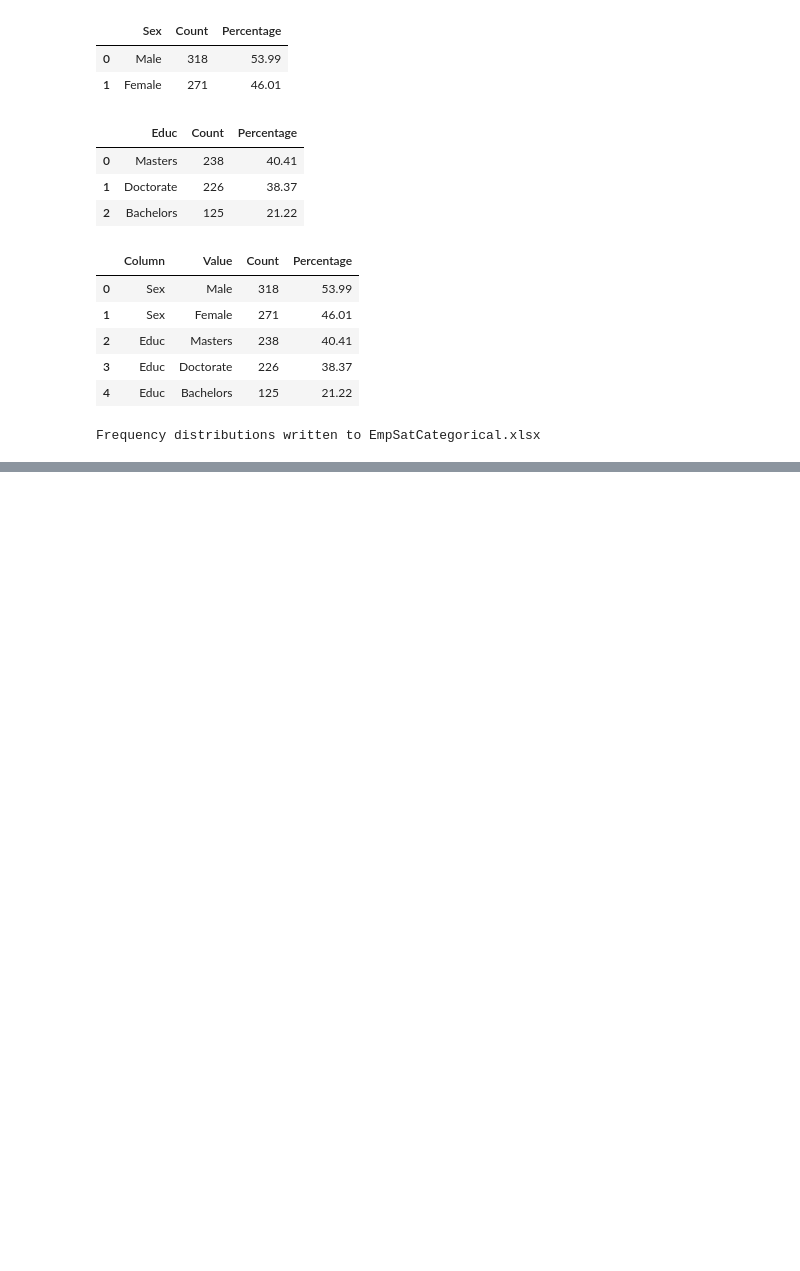
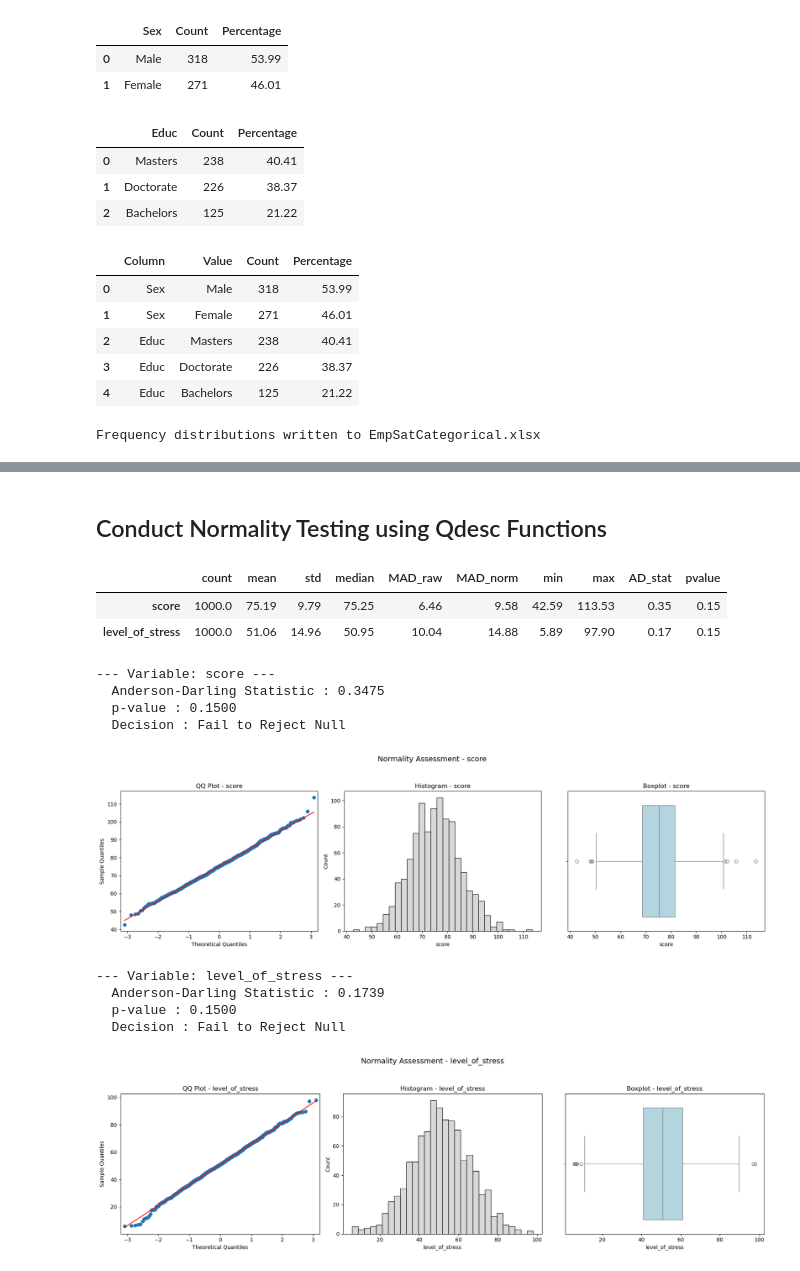
Before and after one commit to Dcroix/qdesc, a Jupyter notebook: Qdesc Demo Notebook One.ipynb, the cells around one changed output, grey strips where cells are left out. Cells and saved outputs as stored; diff of their text form; code cells hidden in the pictures; blank space fills up the shorter version.

```diff
--- a/Qdesc Demo Notebook One.ipynb
+++ b/Qdesc Demo Notebook One.ipynb
@@ -224,0 +226,26 @@ Frequency distributions written to EmpSatCategorical.xlsx
+# %%
+import numpy as np
+import pandas as pd
+
+# Set seed for reproducibility
+np.random.seed(42)
+
+# Number of samples
+n = 1000
+
+# Generate normally distributed data
+# score ~ N(mean=75, std=10)
+scores = np.random.normal(loc=75, scale=10, size=n)
+
+# level_of_stress ~ N(mean=50, std=15)
+stress_levels = np.random.normal(loc=50, scale=15, size=n)
+
+# Create DataFrame
+df = pd.DataFrame({
+    "score": scores,
+    "level_of_stress": stress_levels
+})
+
+# Quick check
+print(df.head())
+print(df.describe())
@@ -224,0 +268,21 @@ Frequency distributions written to EmpSatCategorical.xlsx
+# %% [markdown]
+## Conduct Normality Testing using Qdesc Functions
+# %%
+qd.desc(df)
+# %% [output]
+|  | count | mean | std | median | MAD_raw | MAD_norm | min | max | AD_stat | pvalue |
+| score | 1000.0 | 75.19 | 9.79 | 75.25 | 6.46 | 9.58 | 42.59 | 113.53 | 0.35 | 0.15 |
+| level_of_stress | 1000.0 | 51.06 | 14.96 | 50.95 | 10.04 | 14.88 | 5.89 | 97.90 | 0.17 | 0.15 |
+# %%
+qd.normcheck_dashboard(df)
+# %% [output]
+--- Variable: score ---
+  Anderson-Darling Statistic : 0.3475
+  p-value : 0.1500
+  Decision : Fail to Reject Null
+[figure, added]
+--- Variable: level_of_stress ---
+  Anderson-Darling Statistic : 0.1739
+  p-value : 0.1500
+  Decision : Fail to Reject Null
+[figure, added]
```
Also changed, not shown: parts of 3 cells of this notebook.
